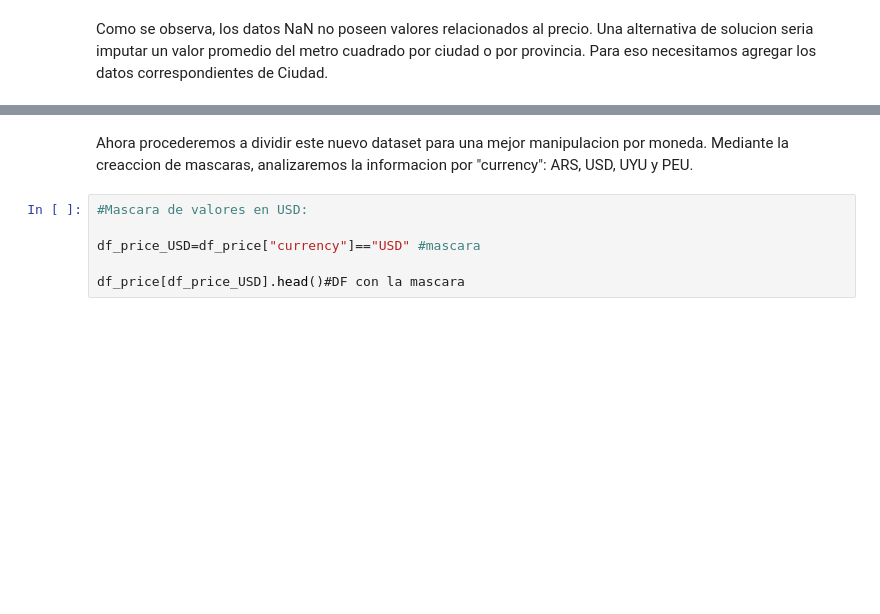
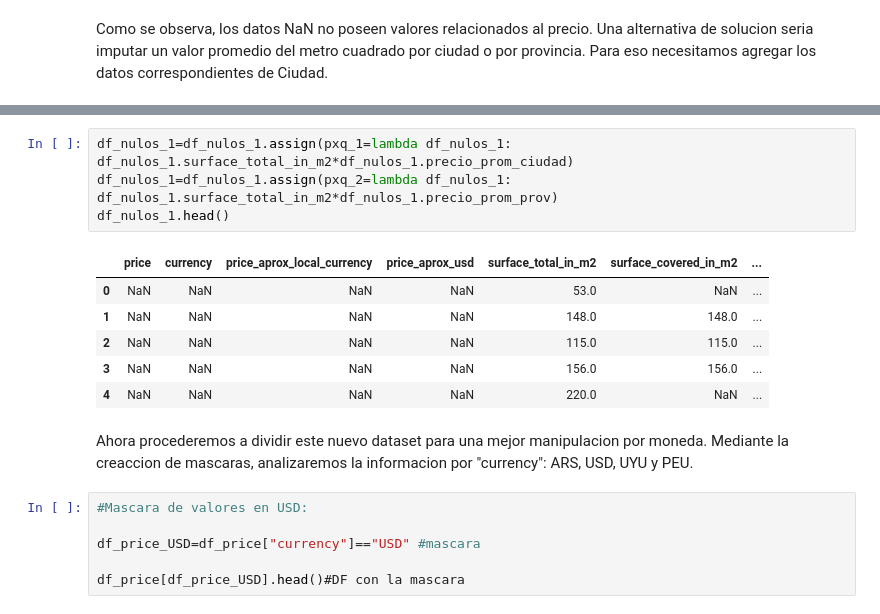
Before and after one commit to fbenitezpiloni/dh_tp_grupo_13, a Jupyter notebook: TP1/TP1_DH.ipynb, the cells around one changed output, grey strips where cells are left out. Saved outputs shown, nothing was run; the diff lists cells and outputs as text; blank space fills up the shorter version.

```diff
--- a/TP1/TP1_DH.ipynb
+++ b/TP1/TP1_DH.ipynb
@@ -397,3 +432,14 @@ Como se observa, los datos NaN no poseen valores relacionados al precio. Una alt
+# %%
+df_nulos_1=df_nulos_1.assign(pxq_1=lambda df_nulos_1: df_nulos_1.surface_total_in_m2*df_nulos_1.precio_prom_ciudad)
+df_nulos_1=df_nulos_1.assign(pxq_2=lambda df_nulos_1: df_nulos_1.surface_total_in_m2*df_nulos_1.precio_prom_prov)
+df_nulos_1.head()
+# %% [output]
+|  | price | currency | price_aprox_local_currency | price_aprox_usd | surface_total_in_m2 | surface_covered_in_m2 | ... |
+| 0 | NaN | NaN | NaN | NaN | 53.0 | NaN | ... |
+| 1 | NaN | NaN | NaN | NaN | 148.0 | 148.0 | ... |
+| 2 | NaN | NaN | NaN | NaN | 115.0 | 115.0 | ... |
+| 3 | NaN | NaN | NaN | NaN | 156.0 | 156.0 | ... |
+| 4 | NaN | NaN | NaN | NaN | 220.0 | NaN | ... |
 # %% [markdown]
 Ahora procederemos a dividir este nuevo dataset para una mejor manipulacion por moneda. Mediante la creaccion de mascaras, analizaremos la informacion  por "currency": ARS, USD, UYU y PEU.
 # %%
```
Also changed, not shown: parts of 5 cells of this notebook.
